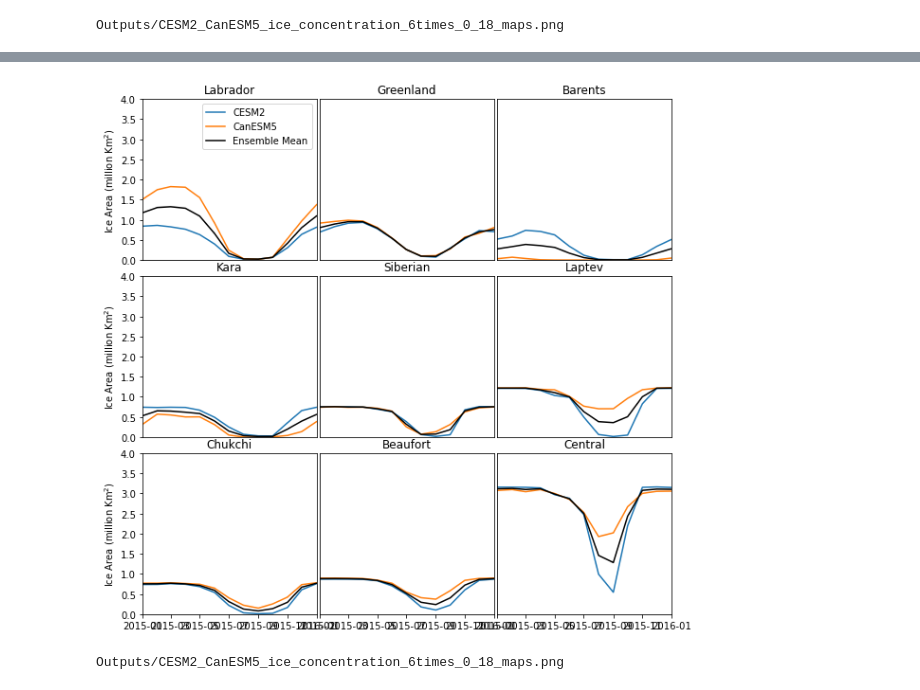
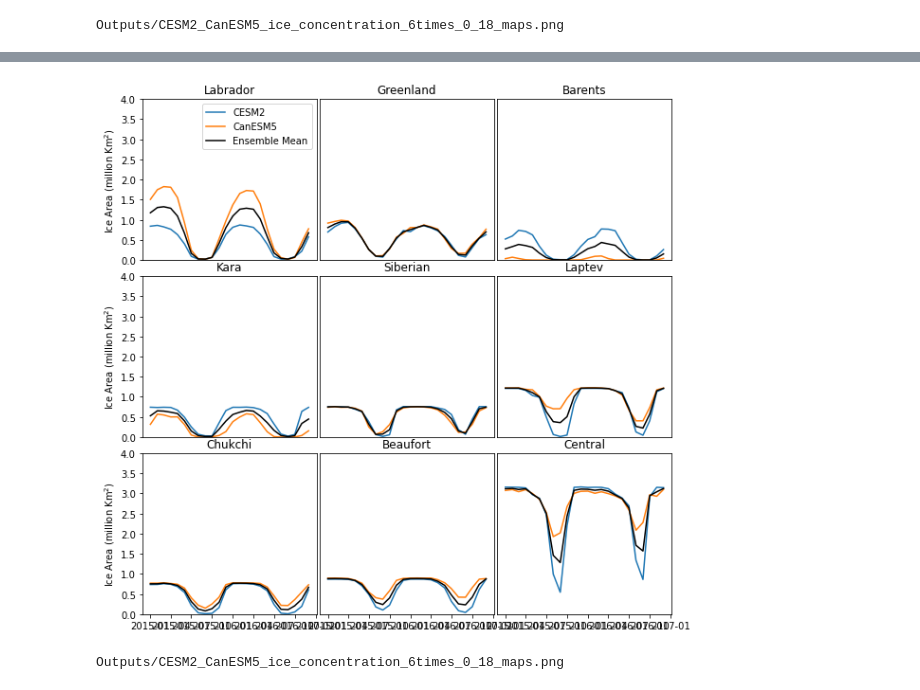
Before and after one commit to CPOMUCL/CMIP6_data, a Jupyter notebook: CMIP6_open_processed.ipynb, the cells around one changed output, grey strips where cells are left out. Cells and saved outputs as stored; diff of their text form; code cells hidden in the pictures.

```diff
--- a/CMIP6_open_processed.ipynb
+++ b/CMIP6_open_processed.ipynb
@@ -236,7 +236,7 @@ for pn,rg in enumerate(regions[1:]):
 #         if pn == 0: ax.legend(['Daily onset (RM)','Daily onset (linear)','Monthly est.',])
     if pn == 0: ax.legend()
 #         ax.set_ylim(minmax)
-    ax.set_xlim([dt.datetime(2015,1,1),dt.datetime(2016,1,1)]) ### 1.78
+#     ax.set_xlim([dt.datetime(2015,1,1),dt.datetime(2016,1,1)]) ### 1.78
     ax.set_ylim([0,1.0]) ### 1.78
     ax.set_title(rg['label'])
 
@@ -261,33 +261,33 @@ for pn,rg in enumerate(regions[1:]):
     ensmb_mean = []
     for en,Cmp in enumerate(Clist):
 #     for pn,p in enumerate(pvar):
         p = pvar[0]
         data = Cmp[p].copy()*G.xdist[None,:,:]*G.ydist[None,:,:]*pscale
         data.mask = np.isnan(data)
         data.mask[np.ones_like(data,dtype=bool)*~np.isin(Nmask2,rg['N_ints'])[None,:,:]] = True
         data_plot = np.nansum(data,axis=(1,2))
         ax.plot_date(Cmp['dtime'],data_plot,label = Cmp['name'],linestyle='-', marker='')
     #             print(pdate.strftime('%Y'))
         ensmb_mean.append(data_plot)
     ax.plot_date(Cmp['dtime'],np.nanmean(ensmb_mean,axis=0),label = 'Ensemble Mean',
                  linestyle='-', marker='',color = 'k')
     ## all
     if np.isin(pn,[0,3,6]):
         ax.set_ylabel('Ice Area (million Km$^2$)')
     else: ax.set_yticks([])
     if pn<6: ax.set_xticks([])
 #         if pn == 0: ax.legend(['Daily onset (RM)','Daily onset (linear)','Monthly est.',])
     if pn == 0: ax.legend()
 #         ax.set_ylim(minmax)
-    ax.set_xlim([dt.datetime(2015,1,1),dt.datetime(2016,1,1)]) ### 1.78
+#     ax.set_xlim([dt.datetime(2015,1,1),dt.datetime(2016,1,1)]) ### 1.78
     ax.set_ylim([0,4.0]) ### 1.78
     ax.set_title(rg['label'])
 
 fig.subplots_adjust(wspace=0.02, hspace=0.1)
 # pname = save_dir+'_'.join([e['name'].replace(' ','_') for e in ECLs]+pvar+['onset_lines_regions.png'])
 # fig.savefig(pname,bbox_inches='tight')
 plt.show()
 print(pname)
 # %% [output]
-[figure, old version]
+[figure, new version]
 Outputs/CESM2_CanESM5_ice_concentration_6times_0_18_maps.png
```
Also changed, not shown: parts of 2 cells of this notebook.
